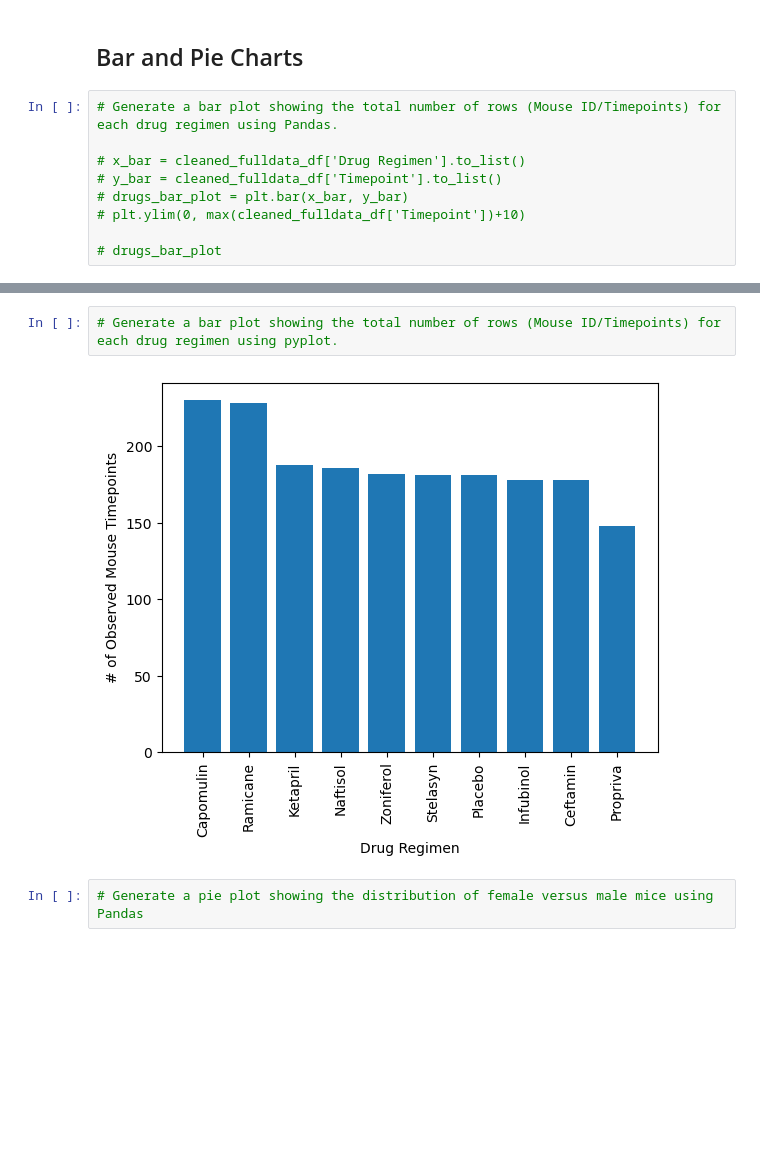
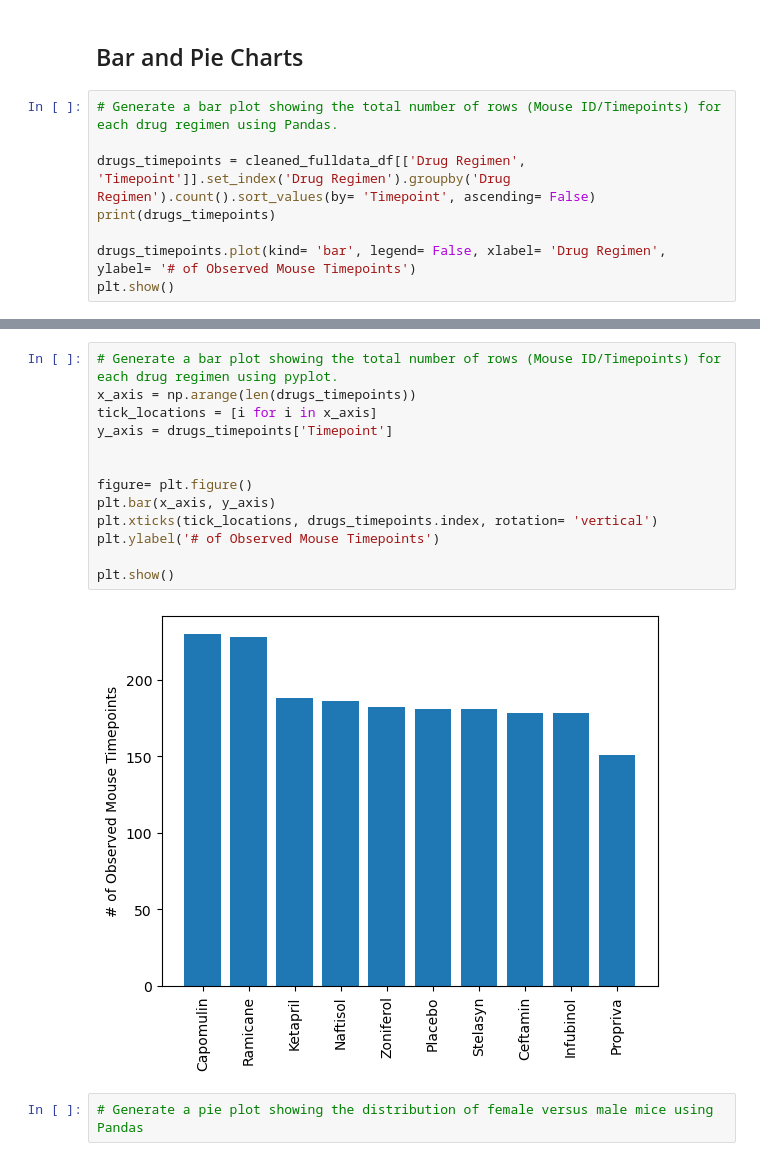
Before and after one commit to Evdawg/data-viz-challenge, a Jupyter notebook: Starter_Code/Pymaceuticals/solution_pymaceuticals.ipynb, the cells around one changed output, grey strips where cells are left out. Cells and saved outputs as stored; diff of their text form; blank space fills up the shorter version.

```diff
--- a/Starter_Code/Pymaceuticals/solution_pymaceuticals.ipynb
+++ b/Starter_Code/Pymaceuticals/solution_pymaceuticals.ipynb
@@ -161,10 +161,9 @@ summary_df
 # %%
 # Generate a bar plot showing the total number of rows (Mouse ID/Timepoints) for each drug regimen using Pandas.
 
-# x_bar = cleaned_fulldata_df['Drug Regimen'].to_list()
-# y_bar = cleaned_fulldata_df['Timepoint'].to_list()
-# drugs_bar_plot = plt.bar(x_bar, y_bar)
-# plt.ylim(0, max(cleaned_fulldata_df['Timepoint'])+10)
+drugs_timepoints = cleaned_fulldata_df[['Drug Regimen', 'Timepoint']].set_index('Drug Regimen').groupby('Drug Regimen').count().sort_values(by= 'Timepoint', ascending= False)
+print(drugs_timepoints)
 
-# drugs_bar_plot
+drugs_timepoints.plot(kind= 'bar', legend= False, xlabel= 'Drug Regimen', ylabel= '# of Observed Mouse Timepoints')
+plt.show()
 # %% [output]
@@ -173,7 +183,18 @@ summary_df
 # %%
 # Generate a bar plot showing the total number of rows (Mouse ID/Timepoints) for each drug regimen using pyplot.
+x_axis = np.arange(len(drugs_timepoints))
+tick_locations = [i for i in x_axis]
+y_axis = drugs_timepoints['Timepoint']
+
+
+figure= plt.figure()
+plt.bar(x_axis, y_axis)
+plt.xticks(tick_locations, drugs_timepoints.index, rotation= 'vertical')
+plt.ylabel('# of Observed Mouse Timepoints')
+
+plt.show()
 # %% [output]
-[figure, old version]
+[figure, new version]
 # %%
 # Generate a pie plot showing the distribution of female versus male mice using Pandas
 # %% [output]
```
Also changed, not shown: parts of 2 cells of this notebook.
